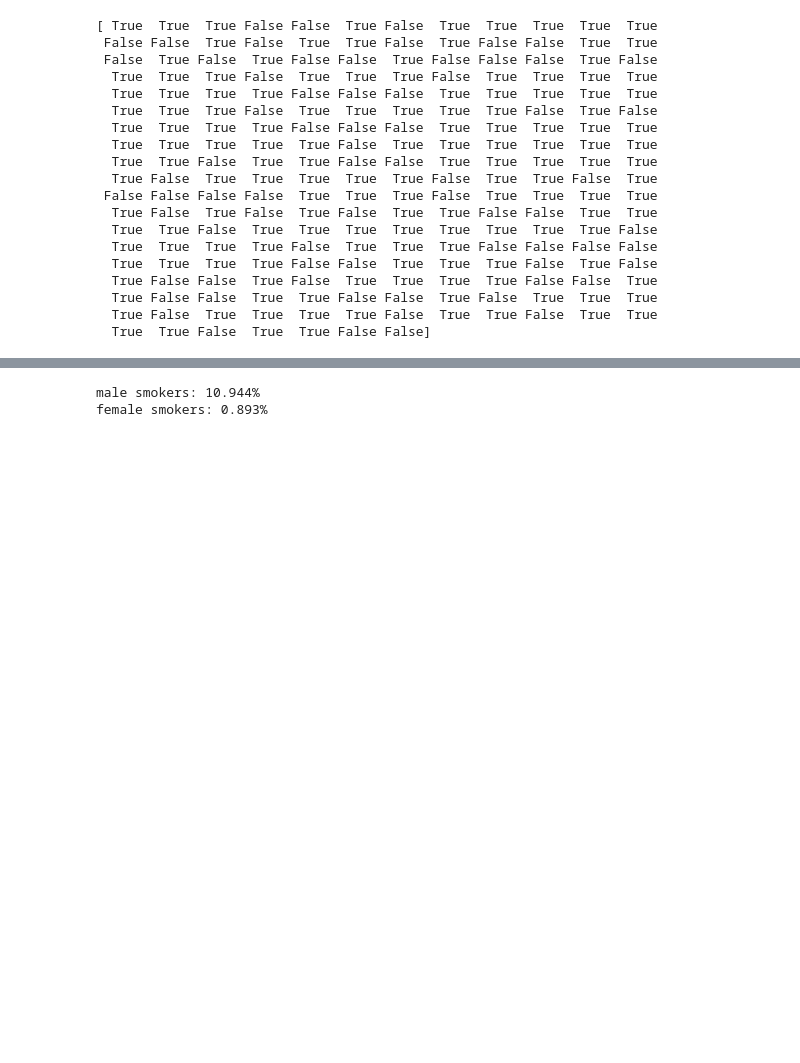
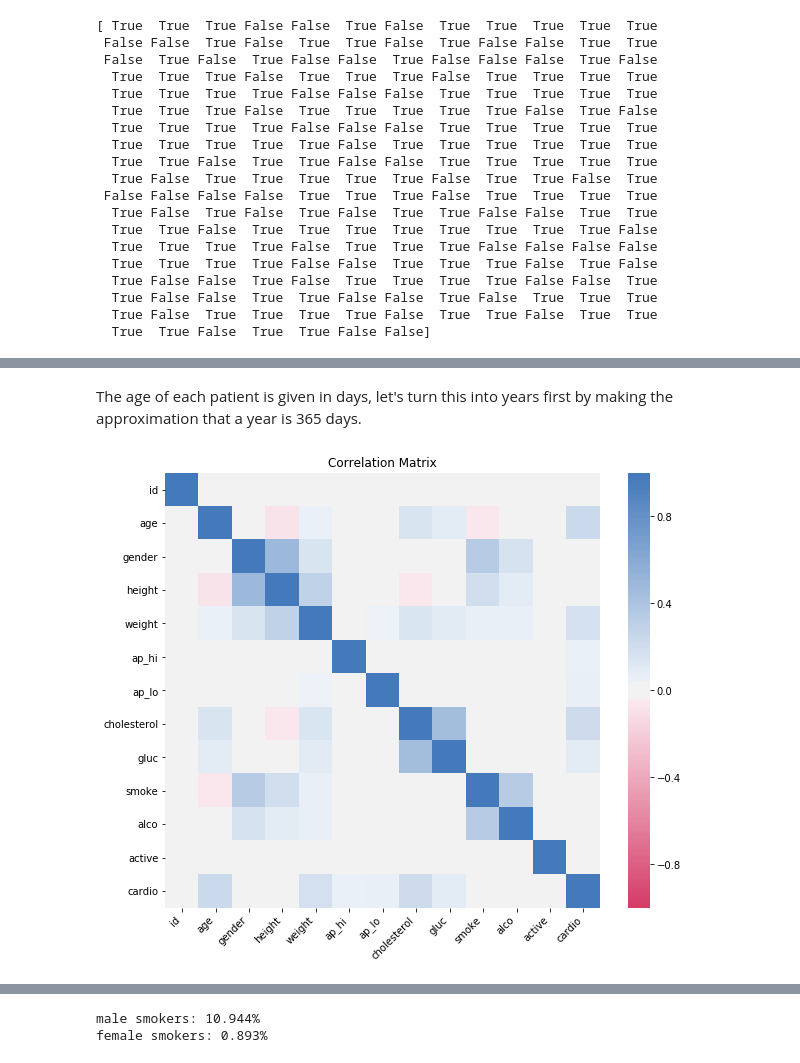
Before and after one commit to itsyaboii1337/Data_Science_Alliance, a Jupyter notebook: Analysing_Medical_Data.ipynb, the cells around one changed output, grey strips where cells are left out. Cells and saved outputs as stored; diff of their text form; code cells hidden in the pictures; blank space fills up the shorter version.

```diff
--- a/Analysing_Medical_Data.ipynb
+++ b/Analysing_Medical_Data.ipynb
@@ -113,2 +109,6 @@ Cancer is the leading cause of death in 4.0358744394618835% of the listed countr
 
 Data source: https://www.kaggle.com/sulianova/cardiovascular-disease-dataset
+# %%
+df=pd.read_csv("cardio_train.csv", delimiter=';')
+print(df.shape)
+df.head(5)
@@ -114,0 +123,24 @@ Data source: https://www.kaggle.com/sulianova/cardiovascular-disease-dataset
+# %% [markdown]
+The age of each patient is given in days, let's turn this into years first by making the approximation that a year is 365 days.
+# %%
+df['age'] = df['age'] / 365
+# %%
+corr = df.corr()
+
+fig, ax = plt.subplots(figsize=(10,8))
+ax = sns.heatmap(
+    corr,
+    vmin=-1, vmax=1, center=0,
+    cmap=sns.diverging_palette(0, 250, n=200),
+    square=True
+)
+bottom, top = ax.get_ylim()
+ax.set_ylim(bottom + 0.5, top - 0.5)
+ax.set_title('Correlation Matrix')
+ax.set_xticklabels(
+    ax.get_xticklabels(),
+    rotation=45,
+    horizontalalignment='right'
+);
+# %% [output]
+[figure, added]
```
Also changed, not shown: parts of 33 cells of this notebook.
